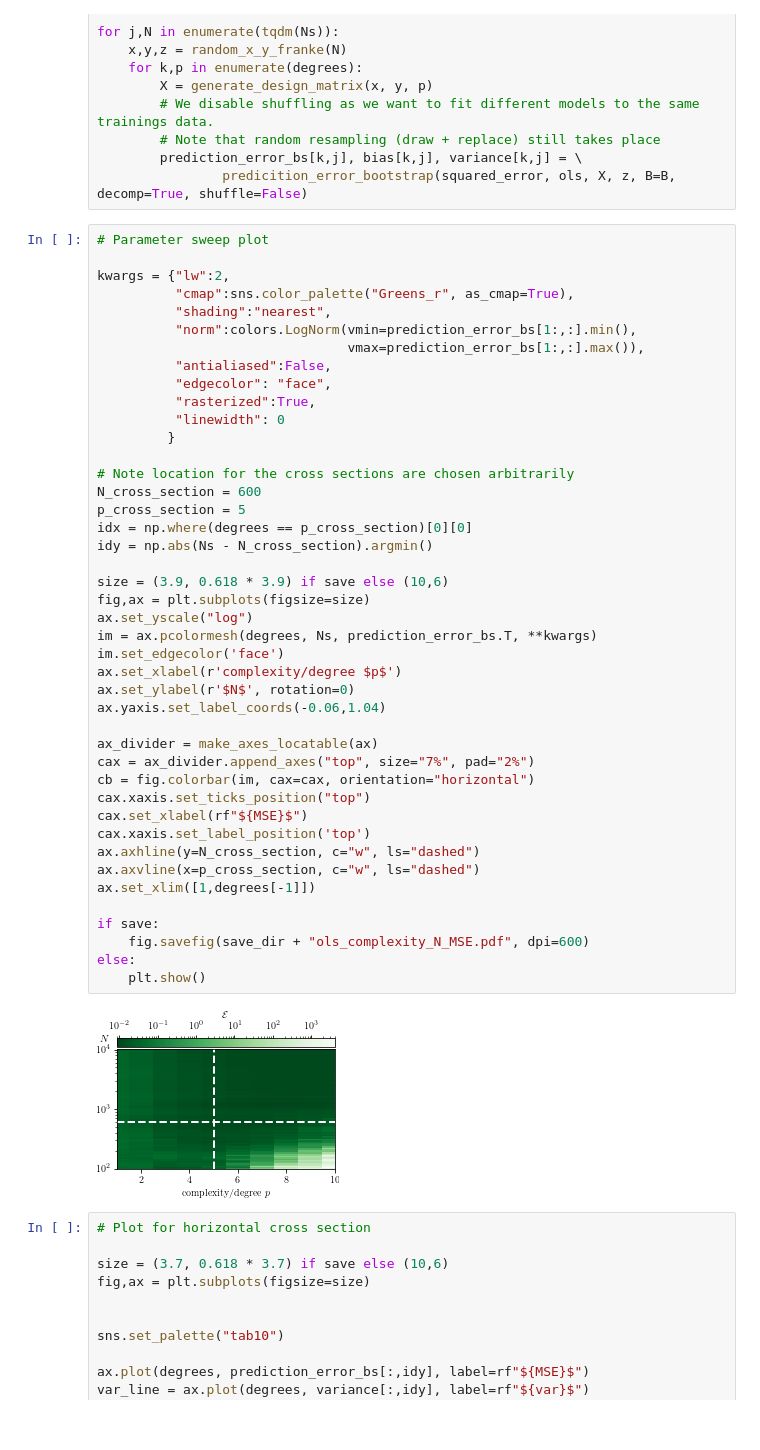
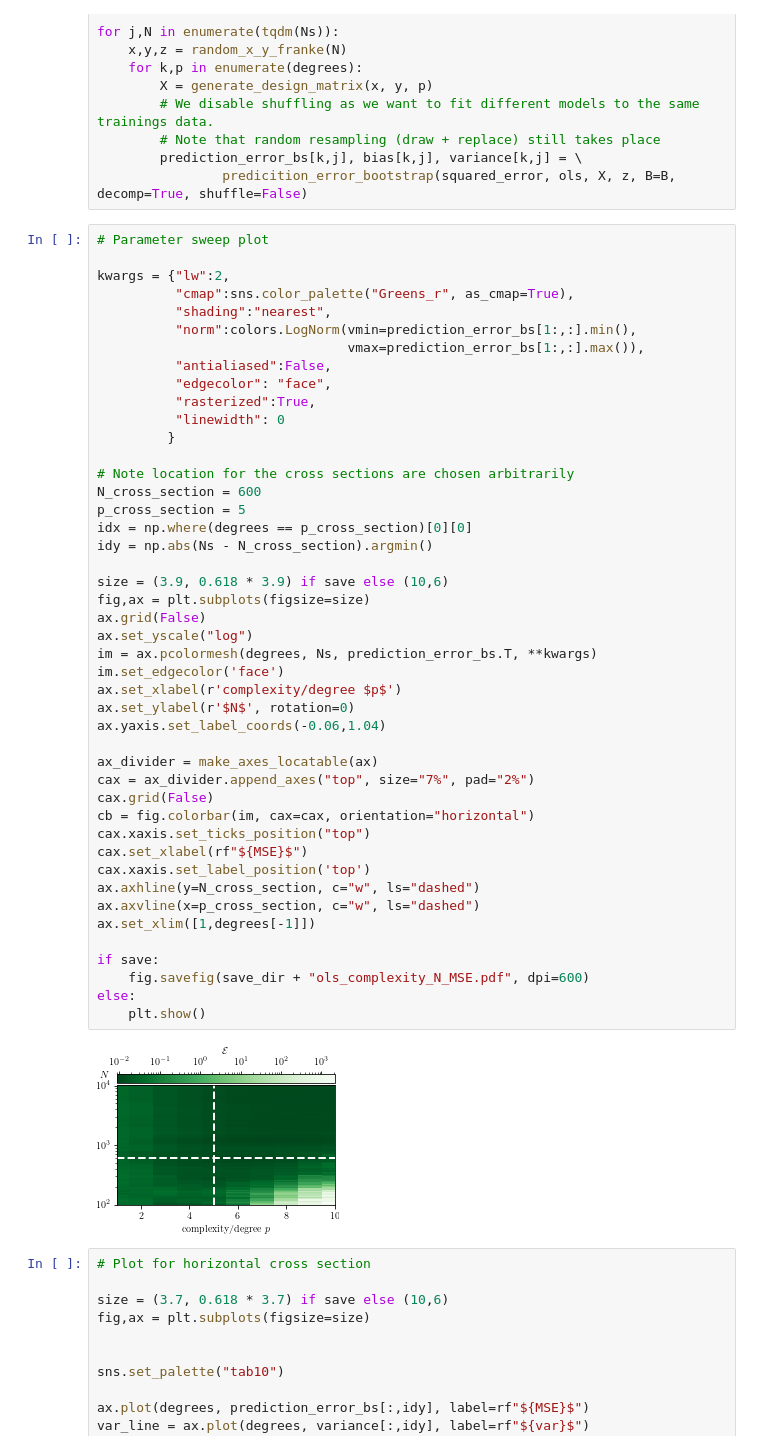
Before and after one commit to timzimm/CompSci, a Jupyter notebook: 01_regression_resampling/src/01_ordinary_least_square.ipynb, the cells around one changed output. Cells and saved outputs as stored; diff of their text form.

```diff
--- a/01_regression_resampling/src/01_ordinary_least_square.ipynb
+++ b/01_regression_resampling/src/01_ordinary_least_square.ipynb
@@ -148,34 +137,36 @@ kwargs = {"lw":2,
 # Note location for the cross sections are chosen arbitrarily
 N_cross_section = 600
 p_cross_section = 5
 idx = np.where(degrees == p_cross_section)[0][0]
 idy = np.abs(Ns - N_cross_section).argmin()
 
 size = (3.9, 0.618 * 3.9) if save else (10,6)
 fig,ax = plt.subplots(figsize=size)
+ax.grid(False)
 ax.set_yscale("log")
 im = ax.pcolormesh(degrees, Ns, prediction_error_bs.T, **kwargs)
 im.set_edgecolor('face')
 ax.set_xlabel(r'complexity/degree $p$')
 ax.set_ylabel(r'$N$', rotation=0)
 ax.yaxis.set_label_coords(-0.06,1.04)
 
 ax_divider = make_axes_locatable(ax)
 cax = ax_divider.append_axes("top", size="7%", pad="2%")
+cax.grid(False)
 cb = fig.colorbar(im, cax=cax, orientation="horizontal")
 cax.xaxis.set_ticks_position("top")
 cax.set_xlabel(rf"${MSE}$")
 cax.xaxis.set_label_position('top')
 ax.axhline(y=N_cross_section, c="w", ls="dashed")
 ax.axvline(x=p_cross_section, c="w", ls="dashed")
 ax.set_xlim([1,degrees[-1]])
 
 if save:
     fig.savefig(save_dir + "ols_complexity_N_MSE.pdf", dpi=600)
 else:
     plt.show()
 # %% [output]
-[figure, old version]
+[figure, new version]
 # %%
 # Plot for horizontal cross section
 
```
Also changed, not shown: parts of 7 cells of this notebook, 8 other files.
